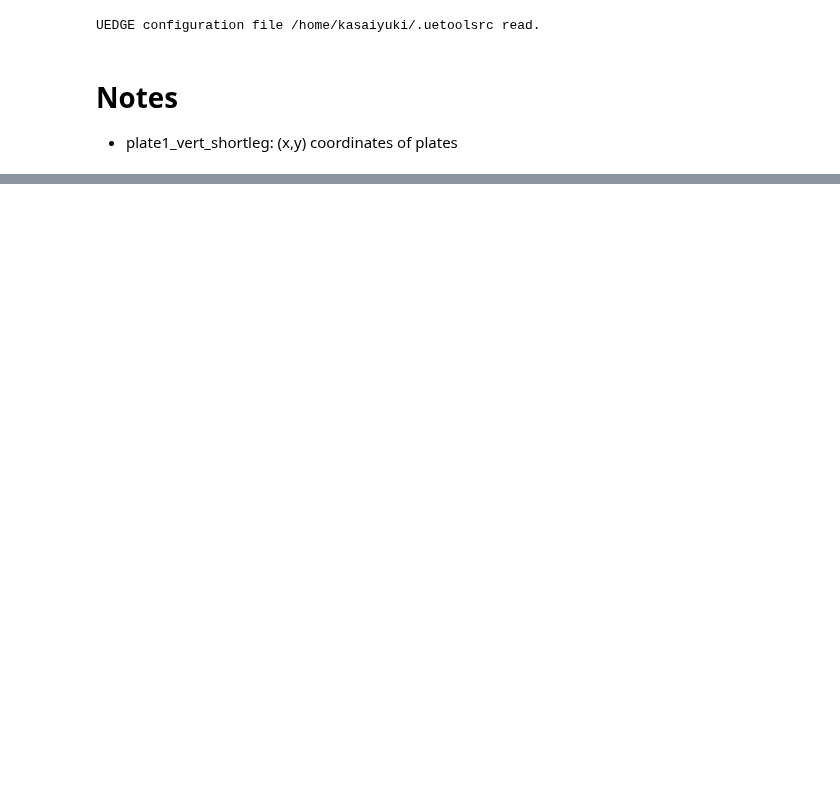
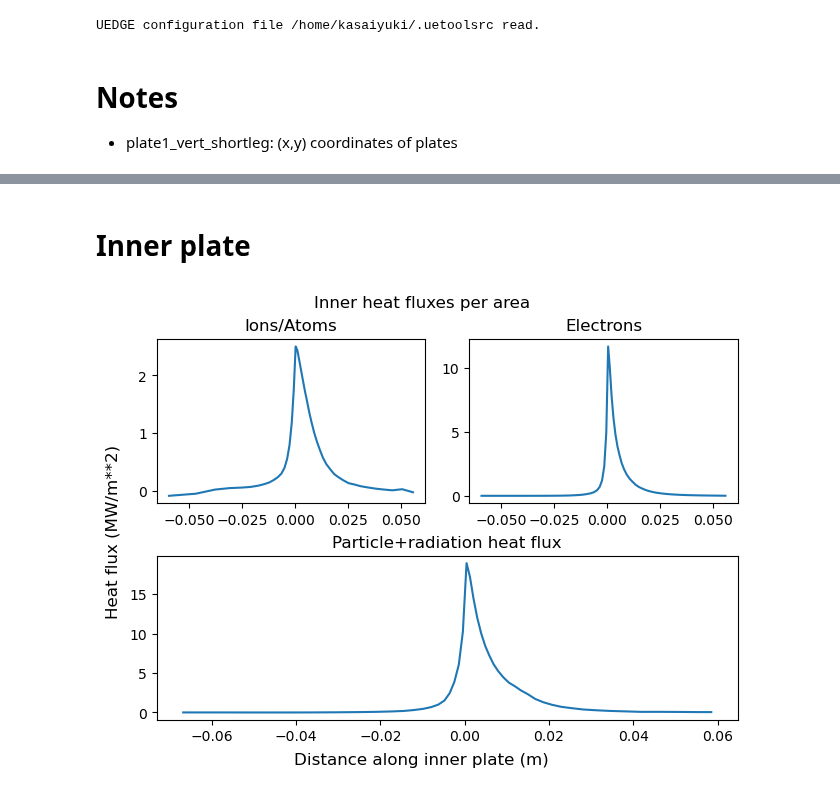
Before and after one commit to KasaiYuki/UETOOLS-Reactor, a Jupyter notebook: jupyter/MANTA_final_baseline/main.ipynb, the cells around one changed output, grey strips where cells are left out. Saved outputs shown, nothing was run; the diff lists cells and outputs as text; code cells hidden in the pictures; blank space fills up the shorter version.

```diff
--- a/jupyter/MANTA_final_baseline/main.ipynb
+++ b/jupyter/MANTA_final_baseline/main.ipynb
@@ -423,2 +45,32 @@ Reading uedge.hdf5-style save-file 'base_ITback_chi15e2_4e3pfr_D26_P26_imp3e3.h5
+# %% [markdown]
+# Inner plate
 # %%
-c.grid.plot.efit("FDC24_TokaMaker_2024-09-25_v4_FS")
+#%matplotlib widget
+fig, axs = plt.subplot_mosaic(
+    [['TopLeft', 'TopRight'],
+     ['Bottom', 'Bottom']],
+    layout='constrained',  # Automatically adjust layout
+    width_ratios=[1, 1],   # Equal width for the top plots
+)
+fig.suptitle('Inner heat fluxes per area')
+fig.supxlabel('Distance along inner plate (m)')
+fig.supylabel('Heat flux (MW/m**2)')
+# axs['TopRight'].set_xlabel("Distance along inner plate (m)")
+#axs['TopRight'].set_ylabel("feex (W)")
+axs['TopRight'].set_title("Electrons")
+axs['TopRight'].plot(com.yylb[1:-1],-bbb.feex[0,1:-1]/com.sx[0,1:-1]*1e-6)
+
+# axs['TopLeft'].set_xlabel("Distance along inner plate (m)")
+# axs['TopLeft'].set_ylabel("Heat flux (MW/m**2)")
+axs['TopLeft'].set_title("Ions/Atoms")
+axs['TopLeft'].plot(com.yylb[1:-1],-bbb.feix[0,1:-1]/com.sx[0,1:-1]*1e-6) #polodal east field area
+
+
+bbb.plateflux(); #internally calculated fluxes (postprocessing)
+# axs['Bottom'].set_xlabel("Distance along inner plate (m)")
+# axs['Bottom'].set_ylabel("Heat flux [MW/m**2]")
+axs['Bottom'].set_title("Particle+radiation heat flux")
+axs['Bottom'].plot(com.yylb,1.e-6*(bbb.sdtlb+bbb.sdrlb))
+plt.show()
+# %% [output]
+[figure, added]
```
Also changed, not shown: parts of 17 cells of this notebook, 4 other files.
